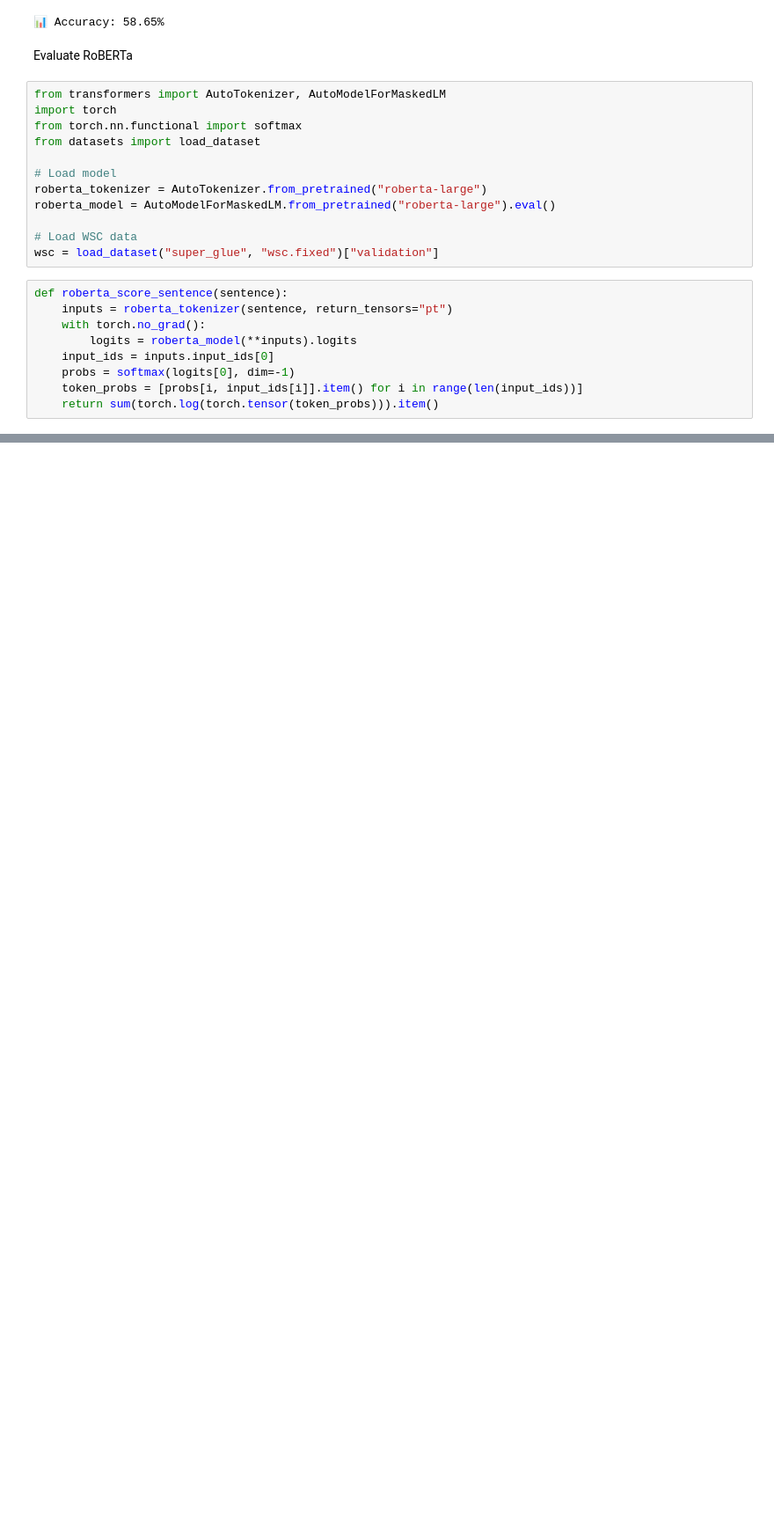
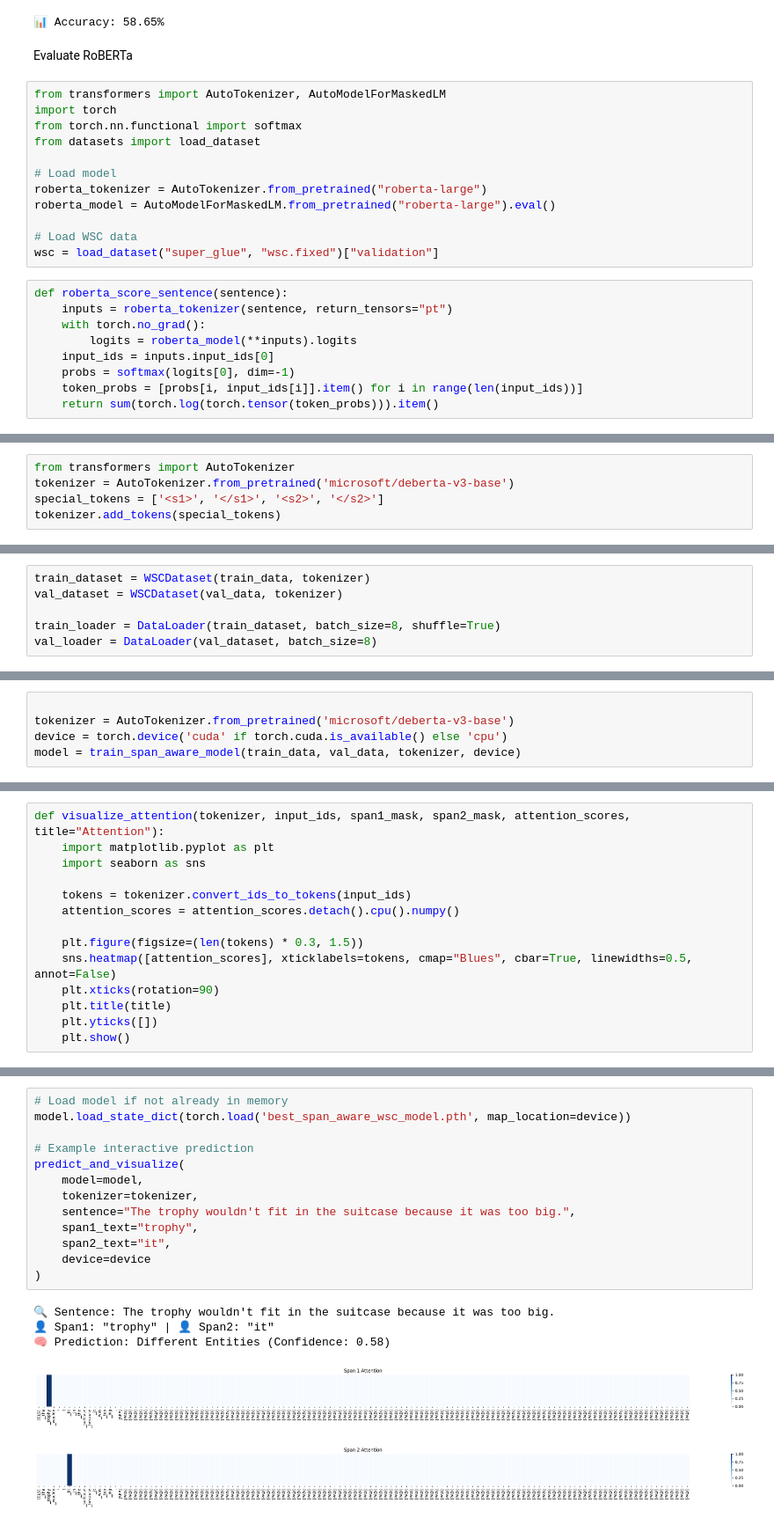
Before and after one commit to George-Okello/Ambiguity, a Jupyter notebook: Ambiguity.ipynb, the cells around one changed output, grey strips where cells are left out. Shown: that part at 88% size. Drawn from its saved outputs; the diff is of its cells as text; blank space fills up the shorter version.

```diff
--- a/Ambiguity.ipynb
+++ b/Ambiguity.ipynb
@@ -161,0 +319,5 @@ print(f"📊 RoBERTa Accuracy: {correct / total * 100:.2f}%")
+# %%
+from transformers import AutoTokenizer
+tokenizer = AutoTokenizer.from_pretrained('microsoft/deberta-v3-base')
+special_tokens = ['<s1>', '</s1>', '<s2>', '</s2>']
+tokenizer.add_tokens(special_tokens)
@@ -161,0 +382,6 @@ print(f"📊 RoBERTa Accuracy: {correct / total * 100:.2f}%")
+# %%
+train_dataset = WSCDataset(train_data, tokenizer)
+val_dataset = WSCDataset(val_data, tokenizer)
+
+train_loader = DataLoader(train_dataset, batch_size=8, shuffle=True)
+val_loader = DataLoader(val_dataset, batch_size=8)
@@ -161,0 +680,5 @@ print(f"📊 RoBERTa Accuracy: {correct / total * 100:.2f}%")
+# %%
+
+tokenizer = AutoTokenizer.from_pretrained('microsoft/deberta-v3-base')
+device = torch.device('cuda' if torch.cuda.is_available() else 'cpu')
+model = train_span_aware_model(train_data, val_data, tokenizer, device)
@@ -161,0 +704,14 @@ print(f"📊 RoBERTa Accuracy: {correct / total * 100:.2f}%")
+# %%
+def visualize_attention(tokenizer, input_ids, span1_mask, span2_mask, attention_scores, title="Attention"):
+    import matplotlib.pyplot as plt
+    import seaborn as sns
+
+    tokens = tokenizer.convert_ids_to_tokens(input_ids)
+    attention_scores = attention_scores.detach().cpu().numpy()
+
+    plt.figure(figsize=(len(tokens) * 0.3, 1.5))
+    sns.heatmap([attention_scores], xticklabels=tokens, cmap="Blues", cbar=True, linewidths=0.5, annot=False)
+    plt.xticks(rotation=90)
+    plt.title(title)
+    plt.yticks([])
+    plt.show()
@@ -161,0 +777,19 @@ print(f"📊 RoBERTa Accuracy: {correct / total * 100:.2f}%")
+# %%
+# Load model if not already in memory
+model.load_state_dict(torch.load('best_span_aware_wsc_model.pth', map_location=device))
+
+# Example interactive prediction
+predict_and_visualize(
+    model=model,
+    tokenizer=tokenizer,
+    sentence="The trophy wouldn't fit in the suitcase because it was too big.",
+    span1_text="trophy",
+    span2_text="it",
+    device=device
+)
+# %% [output]
+🔍 Sentence: The trophy wouldn't fit in the suitcase because it was too big.
+👤 Span1: "trophy" | 👤 Span2: "it"
+🧠 Prediction: Different Entities (Confidence: 0.58)
+[figure, added]
+[figure, added]
```
Also changed, not shown: parts of 35 cells of this notebook.
